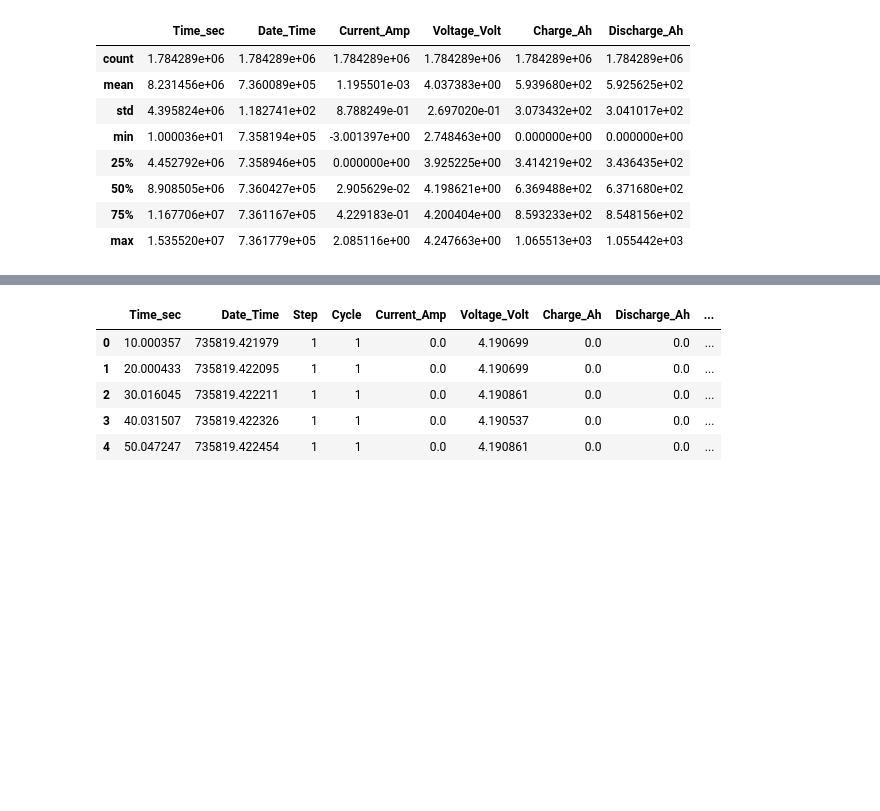
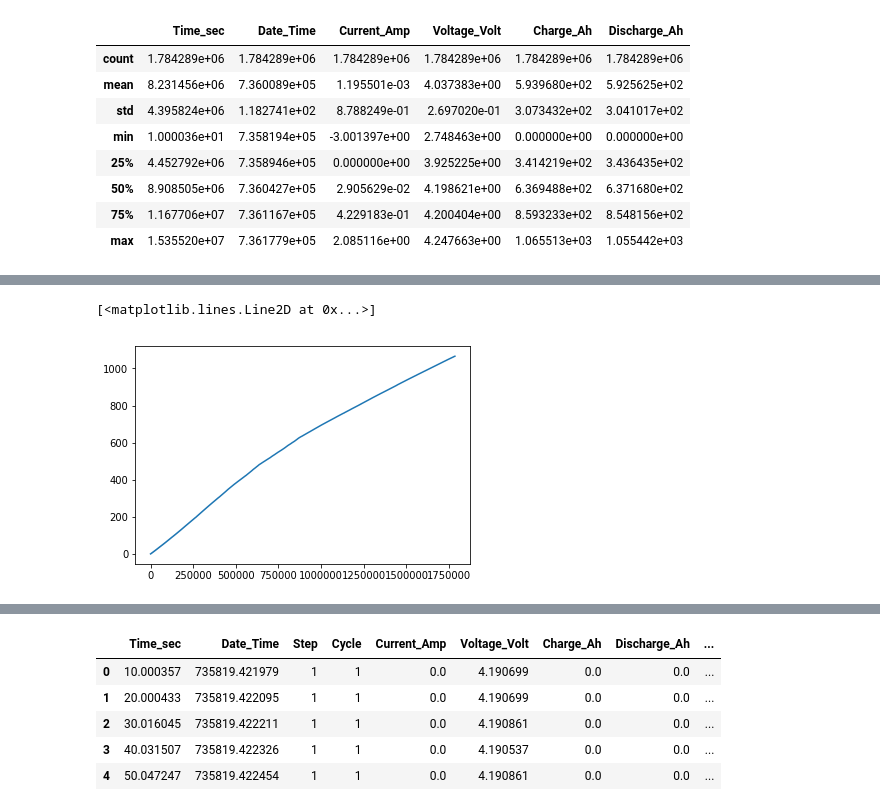
Before and after one commit to chintanp/BattDeg, a Jupyter notebook: scripts/data_exploration.ipynb, the cells around one changed output, grey strips where cells are left out. Cells and saved outputs as stored; diff of their text form; code cells hidden in the pictures; blank space fills up the shorter version.

```diff
--- a/scripts/data_exploration.ipynb
+++ b/scripts/data_exploration.ipynb
@@ -149,0 +159,5 @@ df_pl12_indexed.describe()
+# %%
+plt.plot(df_pl12_indexed['Charge_Ah'])
+# %% [output]
+[<matplotlib.lines.Line2D at 0x...>]
+[figure, added]
```
Also changed, not shown: parts of 28 cells of this notebook, 2 other files.
